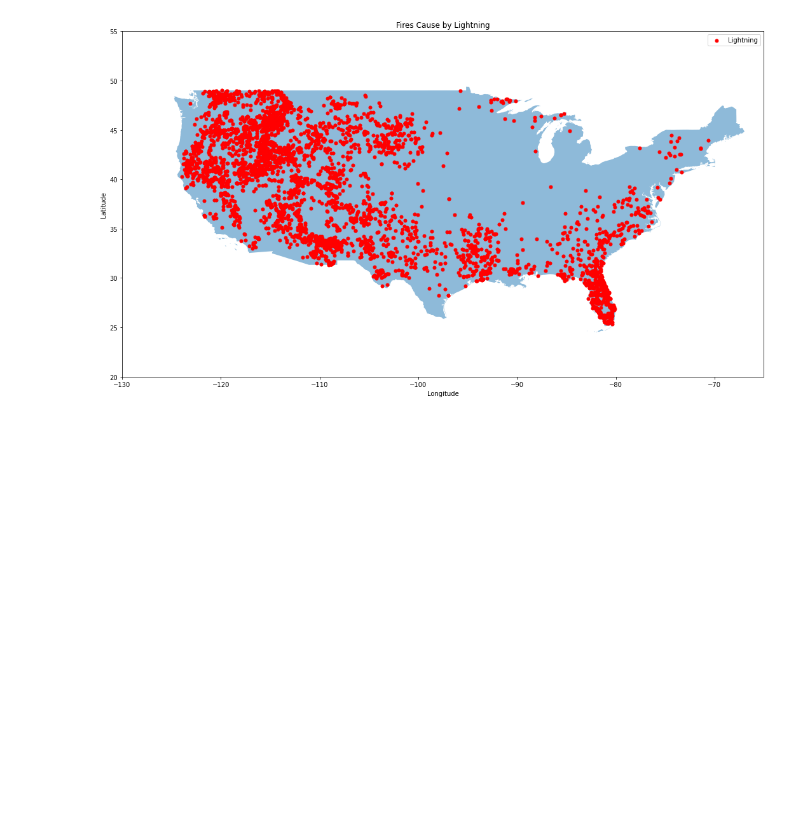
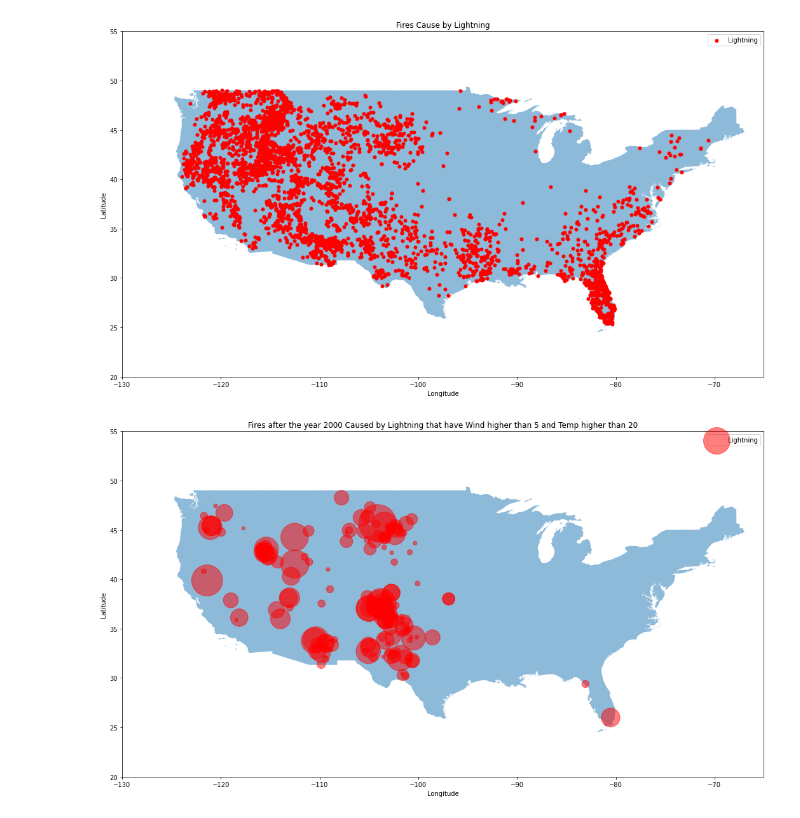
Before and after one commit to ConnorCallahan01/CSCI183FinalProject, a Jupyter notebook: FinalProject.ipynb, the cells around one changed output. Cells and saved outputs as stored; diff of their text form; code cells hidden in the pictures; blank space fills up the shorter version.

```diff
--- a/FinalProject.ipynb
+++ b/FinalProject.ipynb
@@ -531,3 +532,50 @@ plt.ylabel('Latitude')
 plt.show()
 # %% [output]
 [figure]
+# %%
+# Funtion for plotting by lightning
+def findLonLat(df, column, column2, column3):
+    x = []
+    y = []
+    size = []
+    for id in df.index:
+        if df.iloc[id][column] == 'Lightning' and df.iloc[id][column2] > 5 and df.iloc[id][column3] > 20 and df.iloc[id]['disc_clean_date'][-4:]>'2000':
+            x.append(df.iloc[id]['longitude'])
+            y.append(df.iloc[id]['latitude'])
+            if df.iloc[id]['fire_size'] > 100 and df.iloc[id]['fire_size']<1000:
+                s = df.iloc[id]['fire_size']/5
+                size.append(s)
+            elif df.iloc[id]['fire_size'] > 1000 and df.iloc[id]['fire_size']<10000:
+                s = df.iloc[id]['fire_size']/10
+                size.append(s)
+            elif df.iloc[id]['fire_size'] > 10000 and df.iloc[id]['fire_size']<100000:
+                s = df.iloc[id]['fire_size']/20
+                size.append(s)
+            else:
+                size.append(s)
+
+    return x, y, size
+# %%
+# Plot the data with a modified spatial extent
+fig, ax = plt.subplots(figsize = (20,10))
+
+xlim = ([-130, -65])
+ylim = ([20,  55])
+
+ax.set_xlim(xlim)
+ax.set_ylim(ylim)
+
+usa_map.plot(alpha = .5, ax = ax)
+
+x, y, size = findLonLat(fire_df, 'stat_cause_descr', 'Wind_cont', 'Temp_cont')
+plt.scatter(x, y, c='red', s=size, label='Lightning', alpha=0.5)
+
+
+plt.legend()
+
+ax.set(title='Fires after the year 2000 Caused by Lightning that have Wind higher than 5 and Temp higher than 20')
+plt.xlabel('Longitude')
+plt.ylabel('Latitude')
+plt.show()
+# %% [output]
+[figure, added]
```
Also changed, not shown: parts of 1 cell of this notebook.
